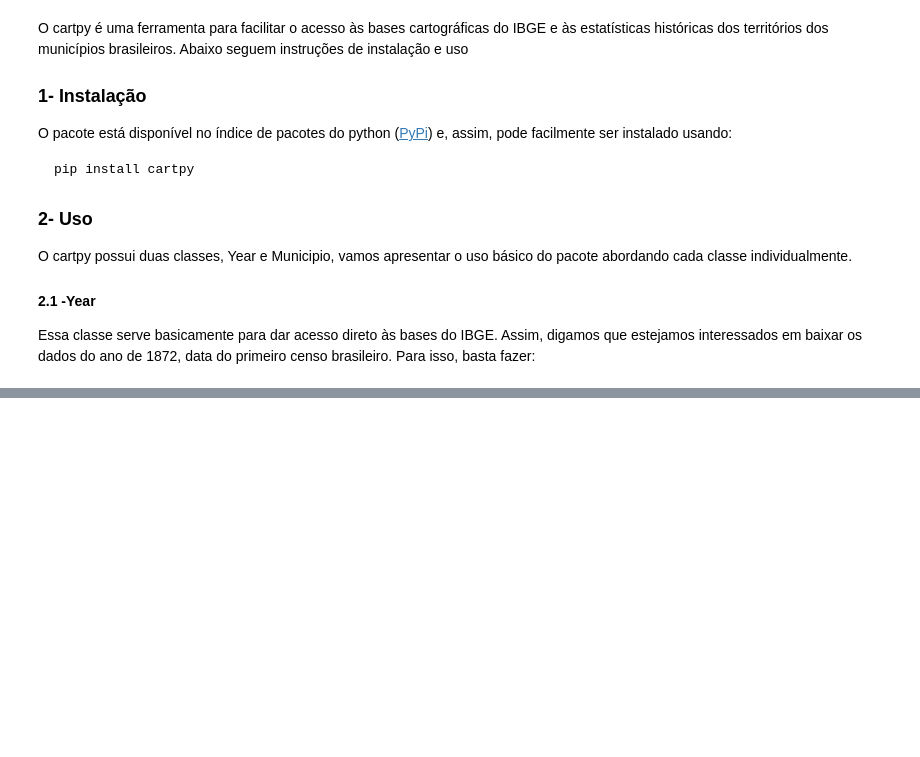
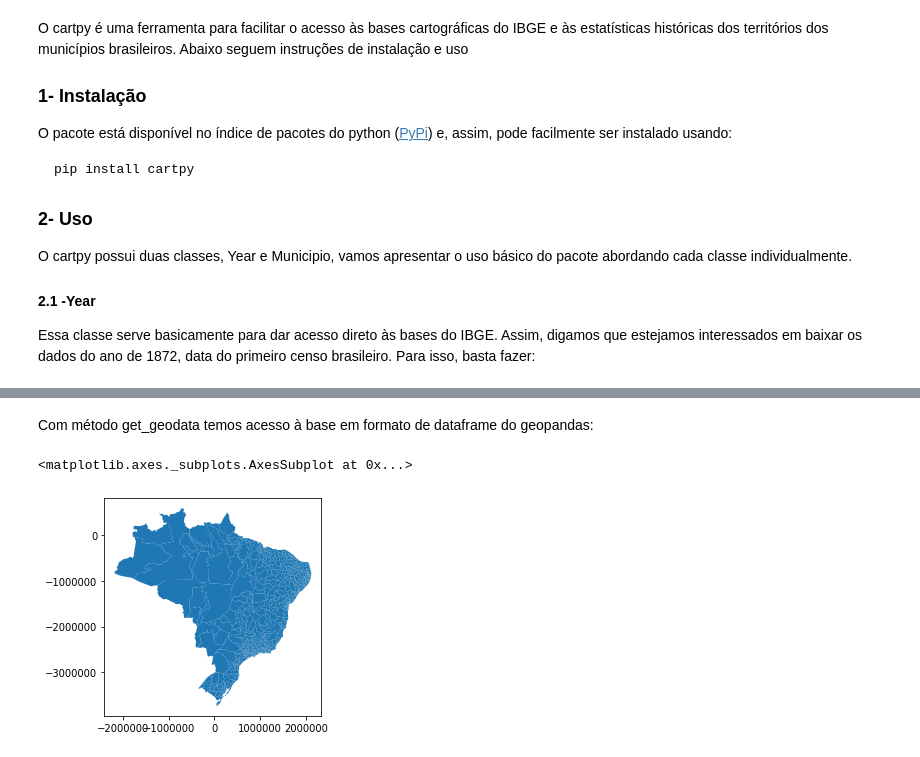
Before and after one commit to lucascr91/cartpy, a Jupyter notebook: README.ipynb, the cells around one changed output, grey strips where cells are left out. Cells and saved outputs as stored; diff of their text form; code cells hidden in the pictures; blank space fills up the shorter version.

```diff
--- a/README.ipynb
+++ b/README.ipynb
@@ -25,0 +24,9 @@ AttributeError: module 'cartpy' has no attribute 'Year'
+# %% [markdown]
+Com método get_geodata temos acesso à base em formato de dataframe do geopandas:
+# %%
+sf=data1872.get_geodata()
+# %%
+sf.plot()
+# %% [output]
+<matplotlib.axes._subplots.AxesSubplot at 0x...>
+[figure, added]
```
Also changed, not shown: parts of 17 cells of this notebook, 10 other files.
